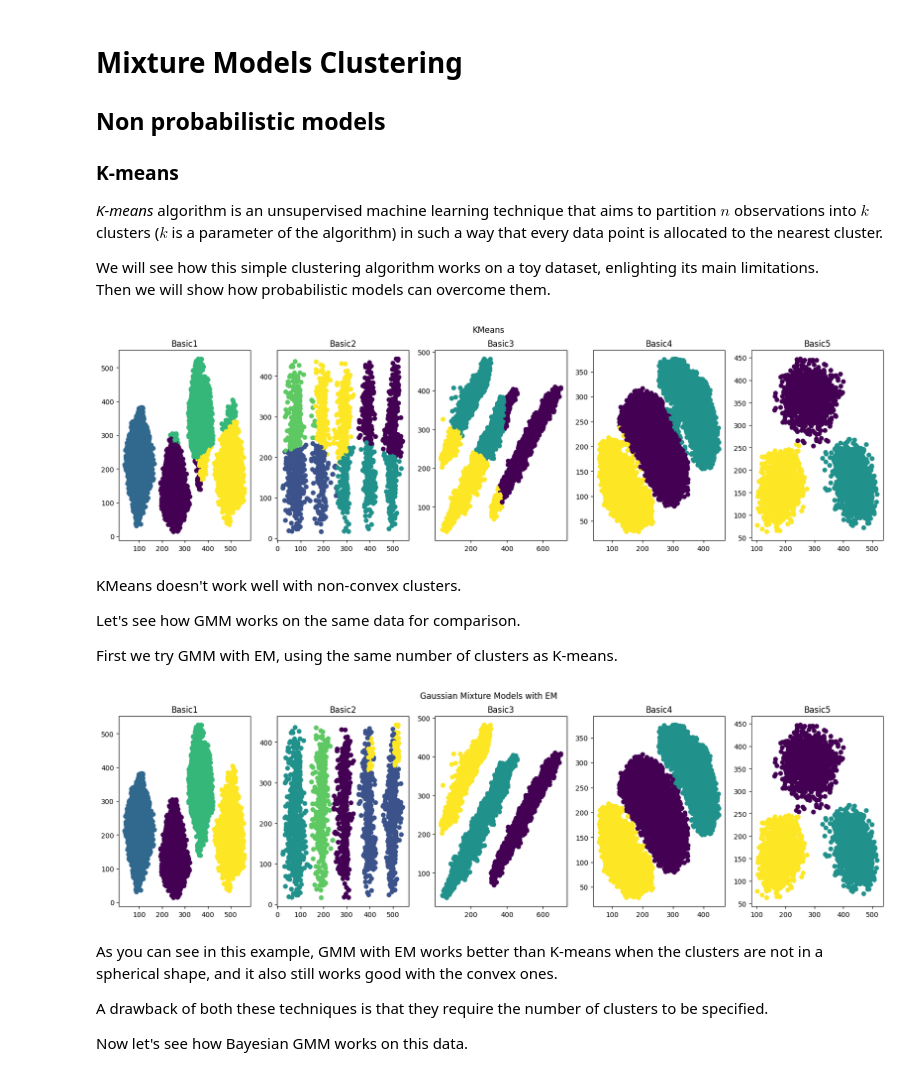
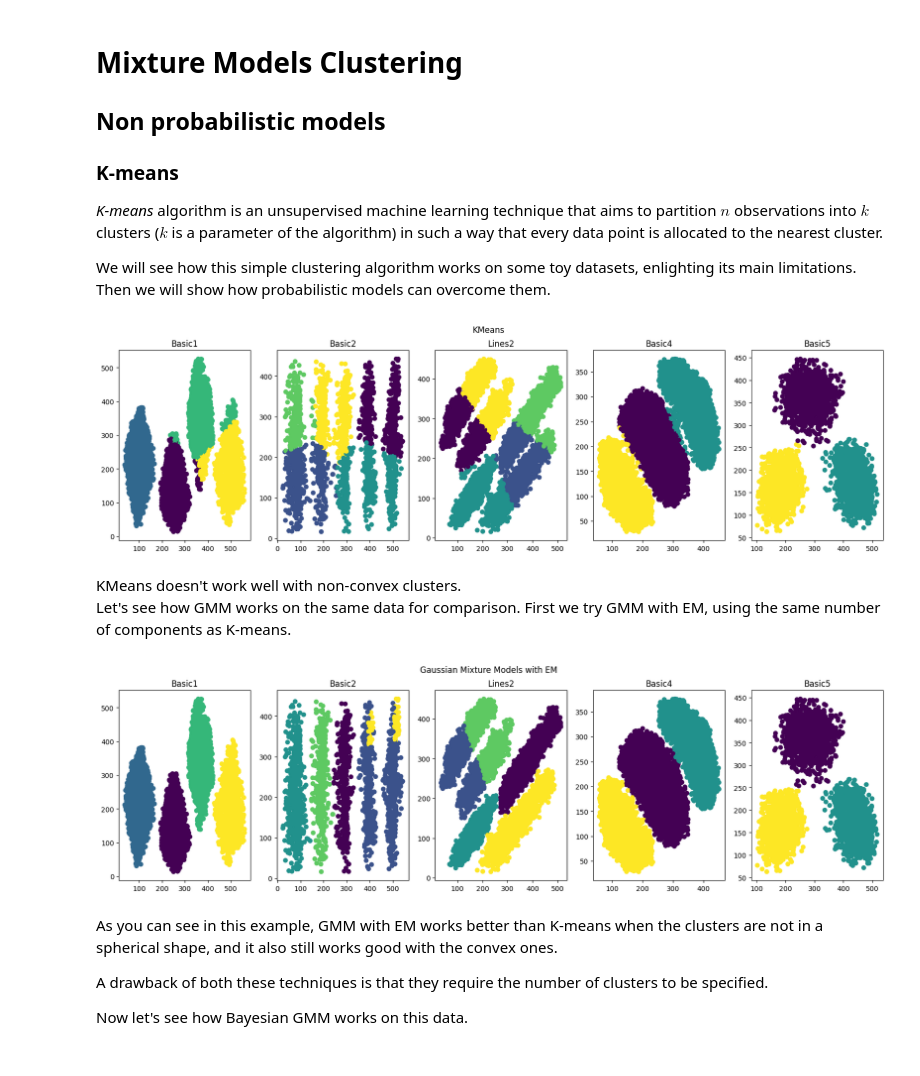
Before and after one commit to davidecapone/MixtureModelsClustering, a Jupyter notebook: notebooks/main.ipynb, the cells around one changed output. Saved outputs shown, nothing was run; the diff lists cells and outputs as text; code cells hidden in the pictures.

```diff
--- a/notebooks/main.ipynb
+++ b/notebooks/main.ipynb
@@ -9,48 +9,46 @@ import matplotlib.pyplot as plt
 ### K-means
 *K-means* algorithm is an unsupervised machine learning technique that aims to partition $n$ observations into $k$ clusters ($k$ is a parameter of the algorithm) in such a way that every data point is allocated to the nearest cluster.
 
-We will see how this simple clustering algorithm works on a toy dataset, enlighting its main limitations. <br>
+We will see how this simple clustering algorithm works on some toy datasets, enlighting its main limitations.
 Then we will show how probabilistic models can overcome them.
 # %%
 # KMeans
 from sklearn.cluster import KMeans
 
 # Load data
 df_basic1 = pd.read_csv('./data/basic1.csv')
 df_basic2 = pd.read_csv('./data/basic2.csv')
-df_basic3 = pd.read_csv('./data/basic3.csv')
+df_lines2 = pd.read_csv('./data/lines2.csv')
 df_basic4 = pd.read_csv('./data/basic4.csv')
 df_basic5 = pd.read_csv('./data/basic5.csv')
 
 # Apply KMeans
 kmeans_basic1 = KMeans(n_clusters=4, random_state=0).fit(df_basic1)
 kmeans_basic2 = KMeans(n_clusters=5, random_state=0).fit(df_basic2)
-kmeans_basic3 = KMeans(n_clusters=3, random_state=0).fit(df_basic3)
+kmeans_lines2 = KMeans(n_clusters=5, random_state=0).fit(df_lines2)
 kmeans_basic4 = KMeans(n_clusters=3, random_state=0).fit(df_basic4)
 kmeans_basic5 = KMeans(n_clusters=3, random_state=0).fit(df_basic5)
 
 # Plotting results
 fig, ax = plt.subplots(1, 5, figsize=(20, 5))
 ax[0].scatter(df_basic1['x'], df_basic1['y'], c=kmeans_basic1.labels_)
 ax[0].set_title('Basic1')
 ax[1].scatter(df_basic2['x'], df_basic2['y'], c=kmeans_basic2.labels_)
 ax[1].set_title('Basic2')
-ax[2].scatter(df_basic3['x'], df_basic3['y'], c=kmeans_basic3.labels_)
-ax[2].set_title('Basic3')
+ax[2].scatter(df_lines2['x'], df_lines2['y'], c=kmeans_lines2.labels_)
+ax[2].set_title('Lines2')
 ax[3].scatter(df_basic4['x'], df_basic4['y'], c=kmeans_basic4.labels_)
 ax[3].set_title('Basic4')
 ax[4].scatter(df_basic5['x'], df_basic5['y'], c=kmeans_basic5.labels_)
 ax[4].set_title('Basic5')
 fig.suptitle('KMeans')
 plt.show()
 # %% [output]
-[figure, old version]
+[figure, new version]
 # %% [markdown]
-KMeans doesn't work well with non-convex clusters.
-
+KMeans doesn't work well with non-convex clusters.<br />
 Let's see how GMM works on the same data for comparison.
-
-First we try GMM with EM, using the same number of clusters as K-means.
+First we try GMM with EM, using the same number of components as K-means.
 # %%
 # GMM with EM
 from sklearn.mixture import GaussianMixture
@@ -58,7 +56,7 @@ from sklearn.mixture import GaussianMixture
 # Apply Gaussian Mixture
 gmm_basic1 = GaussianMixture(n_components=4, random_state=0).fit(df_basic1)
 gmm_basic2 = GaussianMixture(n_components=5, random_state=0).fit(df_basic2)
-gmm_basic3 = GaussianMixture(n_components=3, random_state=0).fit(df_basic3)
+gmm_lines2 = GaussianMixture(n_components=5, random_state=0).fit(df_lines2)
 gmm_basic4 = GaussianMixture(n_components=3, random_state=0).fit(df_basic4)
 gmm_basic5 = GaussianMixture(n_components=3, random_state=0).fit(df_basic5)
 
@@ -68,8 +66,8 @@ ax[0].scatter(df_basic1['x'], df_basic1['y'], c=gmm_basic1.predict(df_basic1))
 ax[0].set_title('Basic1')
 ax[1].scatter(df_basic2['x'], df_basic2['y'], c=gmm_basic2.predict(df_basic2))
 ax[1].set_title('Basic2')
-ax[2].scatter(df_basic3['x'], df_basic3['y'], c=gmm_basic3.predict(df_basic3))
-ax[2].set_title('Basic3')
+ax[2].scatter(df_lines2['x'], df_lines2['y'], c=gmm_lines2.predict(df_lines2))
+ax[2].set_title('Lines2')
 ax[3].scatter(df_basic4['x'], df_basic4['y'], c=gmm_basic4.predict(df_basic4))
 ax[3].set_title('Basic4')
 ax[4].scatter(df_basic5['x'], df_basic5['y'], c=gmm_basic5.predict(df_basic5))
@@ -77,7 +75,7 @@ ax[4].set_title('Basic5')
 fig.suptitle('Gaussian Mixture Models with EM')
 plt.show()
 # %% [output]
-[figure, old version]
+[figure, new version]
 # %% [markdown]
 As you can see in this example, GMM with EM works better than K-means when the clusters are not in a spherical shape, and it also still works good with the convex ones.
 
```
Also changed, not shown: parts of 7 cells of this notebook, 4 other files.
